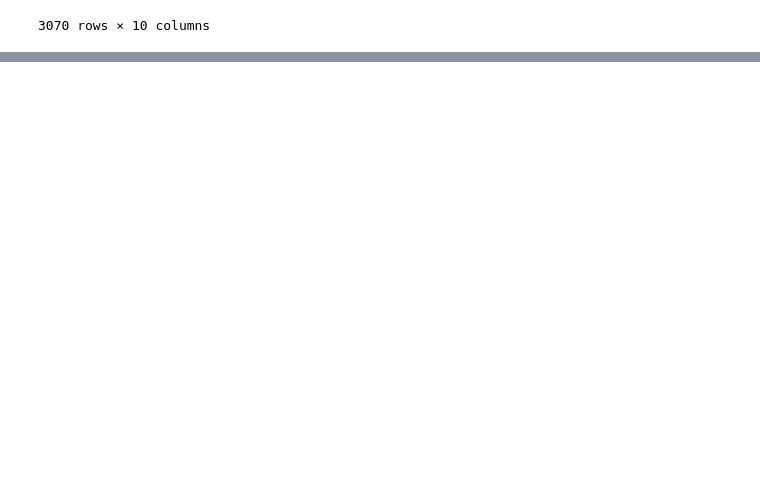
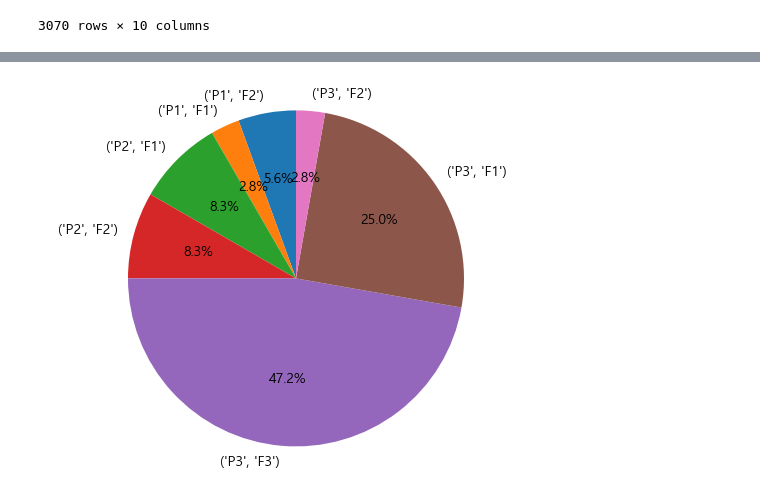
Before and after one commit to junhee0116/samsung_dt, a Jupyter notebook: project/project_3.ipynb, the cells around one changed output, grey strips where cells are left out. Saved outputs shown, nothing was run; the diff lists cells and outputs as text; code cells hidden in the pictures; blank space fills up the shorter version.

```diff
--- a/project/project_3.ipynb
+++ b/project/project_3.ipynb
@@ -92,0 +105,5 @@ df_plan_broken.groupby()
+# %%
+# 프로젝트 별 설계기능 갯수
+df_count = df_plan_broken.groupby('프로젝트')['설계기능'].value_counts()
+
+df_count
@@ -92,0 +120,9 @@ df_plan_broken.groupby()
+# %%
+# 프로젝트 별 설계기능 비율
+plt.pie(df_count, labels = df_count.index, autopct='%1.1f%%', startangle=90)
+
+plt.axis('equal')
+
+plt.show()
+# %% [output]
+[figure, added]
```
Also changed, not shown: parts of 6 cells of this notebook.
